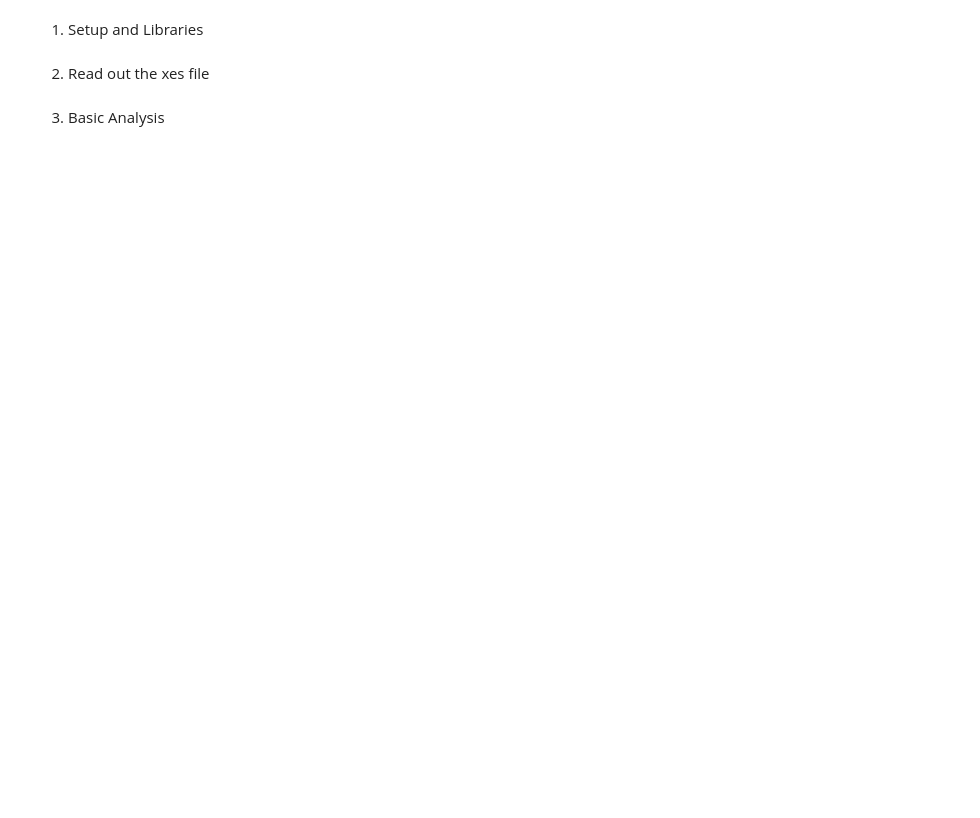
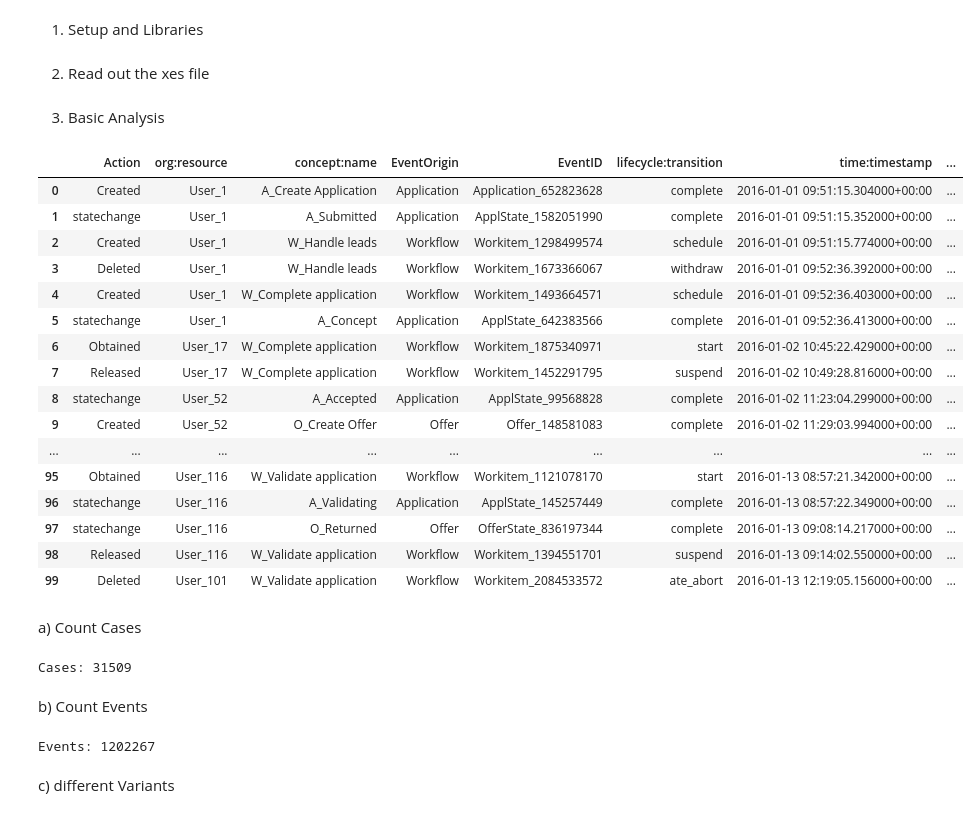
Before and after one commit to simonimmler/bpic17_project, a Jupyter notebook: notebooks/3_setup_and_overview.ipynb, the cells around one changed output. Cells and saved outputs as stored; diff of their text form; code cells hidden in the pictures; blank space fills up the shorter version.

```diff
--- a/notebooks/3_setup_and_overview.ipynb
+++ b/notebooks/3_setup_and_overview.ipynb
@@ -9,7 +9,51 @@ import pm4py
 # %% [markdown]
 2. Read out the xes file
 # %%
+from pm4py.objects.log.importer.xes import importer as xes_importer
 LOG_PATH = '/Users/simonimmler/PycharmProjects/Praktikum/data/BPI Challenge 2017.xes'  # Pfad anpassen
-log = pm4py.read_xes(LOG_PATH)
+log = xes_importer.apply(LOG_PATH)
 # %% [markdown]
 3. Basic Analysis
+# %%
+df = pm4py.convert_to_dataframe(log)
+pd.set_option('display.max_rows', 200)       # Anzahl Zeilen
+pd.set_option('display.max_columns', None)   # alle Spalten
+pd.set_option('display.width', 0)            # volle Breite
+pd.set_option('display.max_colwidth', None)  # kein Spalten-Cut
+
+df.head(100)
+# %% [output]
+|  | Action | org:resource | concept:name | EventOrigin | EventID | lifecycle:transition | time:timestamp | ... |
+| 0 | Created | User_1 | A_Create Application | Application | Application_652823628 | complete | 2016-01-01 09:51:15.304000+00:00 | ... |
+| 1 | statechange | User_1 | A_Submitted | Application | ApplState_1582051990 | complete | 2016-01-01 09:51:15.352000+00:00 | ... |
+| 2 | Created | User_1 | W_Handle leads | Workflow | Workitem_1298499574 | schedule | 2016-01-01 09:51:15.774000+00:00 | ... |
+| 3 | Deleted | User_1 | W_Handle leads | Workflow | Workitem_1673366067 | withdraw | 2016-01-01 09:52:36.392000+00:00 | ... |
+| 4 | Created | User_1 | W_Complete application | Workflow | Workitem_1493664571 | schedule | 2016-01-01 09:52:36.403000+00:00 | ... |
+| 5 | statechange | User_1 | A_Concept | Application | ApplState_642383566 | complete | 2016-01-01 09:52:36.413000+00:00 | ... |
+| 6 | Obtained | User_17 | W_Complete application | Workflow | Workitem_1875340971 | start | 2016-01-02 10:45:22.429000+00:00 | ... |
+| 7 | Released | User_17 | W_Complete application | Workflow | Workitem_1452291795 | suspend | 2016-01-02 10:49:28.816000+00:00 | ... |
+| 8 | statechange | User_52 | A_Accepted | Application | ApplState_99568828 | complete | 2016-01-02 11:23:04.299000+00:00 | ... |
+| 9 | Created | User_52 | O_Create Offer | Offer | Offer_148581083 | complete | 2016-01-02 11:29:03.994000+00:00 | ... |
+| ... | ... | ... | ... | ... | ... | ... | ... | ... |
+| 95 | Obtained | User_116 | W_Validate application | Workflow | Workitem_1121078170 | start | 2016-01-13 08:57:21.342000+00:00 | ... |
+| 96 | statechange | User_116 | A_Validating | Application | ApplState_145257449 | complete | 2016-01-13 08:57:22.349000+00:00 | ... |
+| 97 | statechange | User_116 | O_Returned | Offer | OfferState_836197344 | complete | 2016-01-13 09:08:14.217000+00:00 | ... |
+| 98 | Released | User_116 | W_Validate application | Workflow | Workitem_1394551701 | suspend | 2016-01-13 09:14:02.550000+00:00 | ... |
+| 99 | Deleted | User_101 | W_Validate application | Workflow | Workitem_2084533572 | ate_abort | 2016-01-13 12:19:05.156000+00:00 | ... |
+# %% [markdown]
+a) Count Cases
+# %%
+num_cases = len(log)
+print(f"Cases: {num_cases}")
+# print(log.count(0))
+# %% [output]
+Cases: 31509
+# %% [markdown]
+b) Count Events
+# %%
+num_events = sum(len(trace) for trace in log)
+print(f"Events: {num_events}")
+# %% [output]
+Events: 1202267
+# %% [markdown]
+c) different Variants
```
Also changed, not shown: parts of 12 cells of this notebook.
